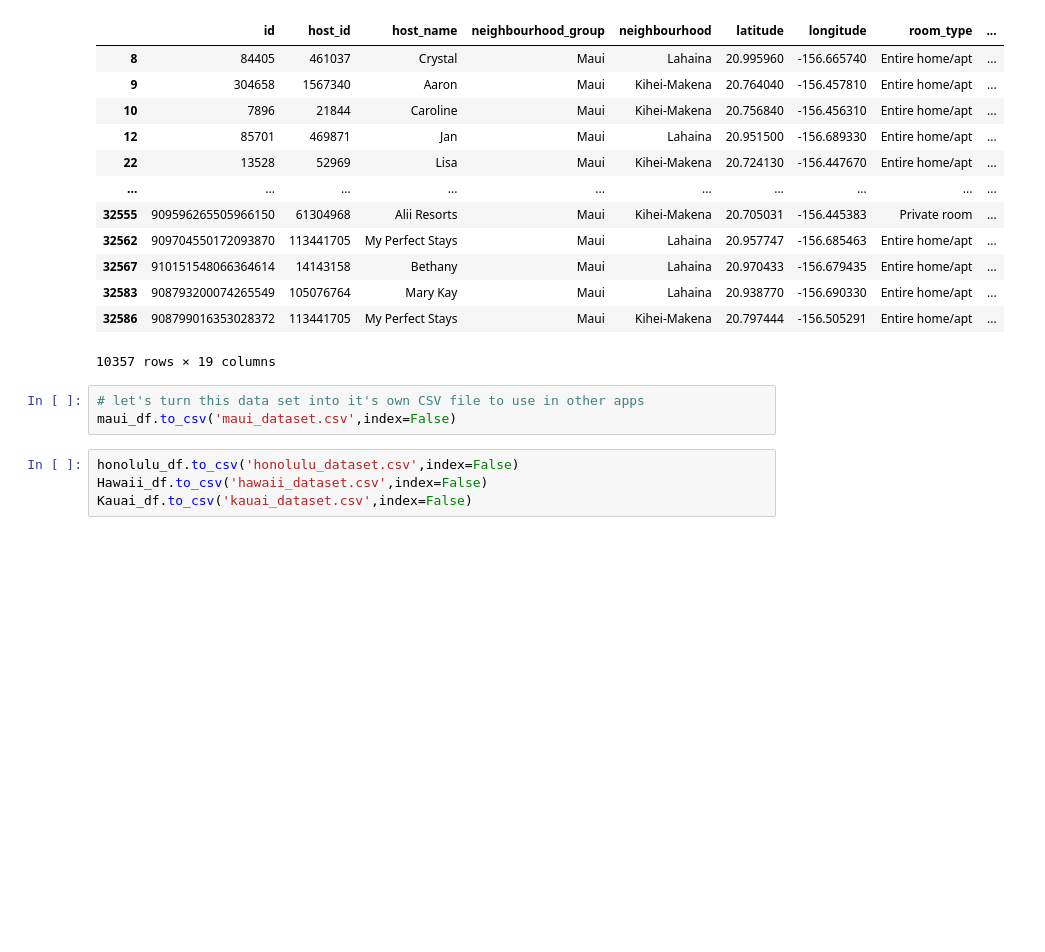
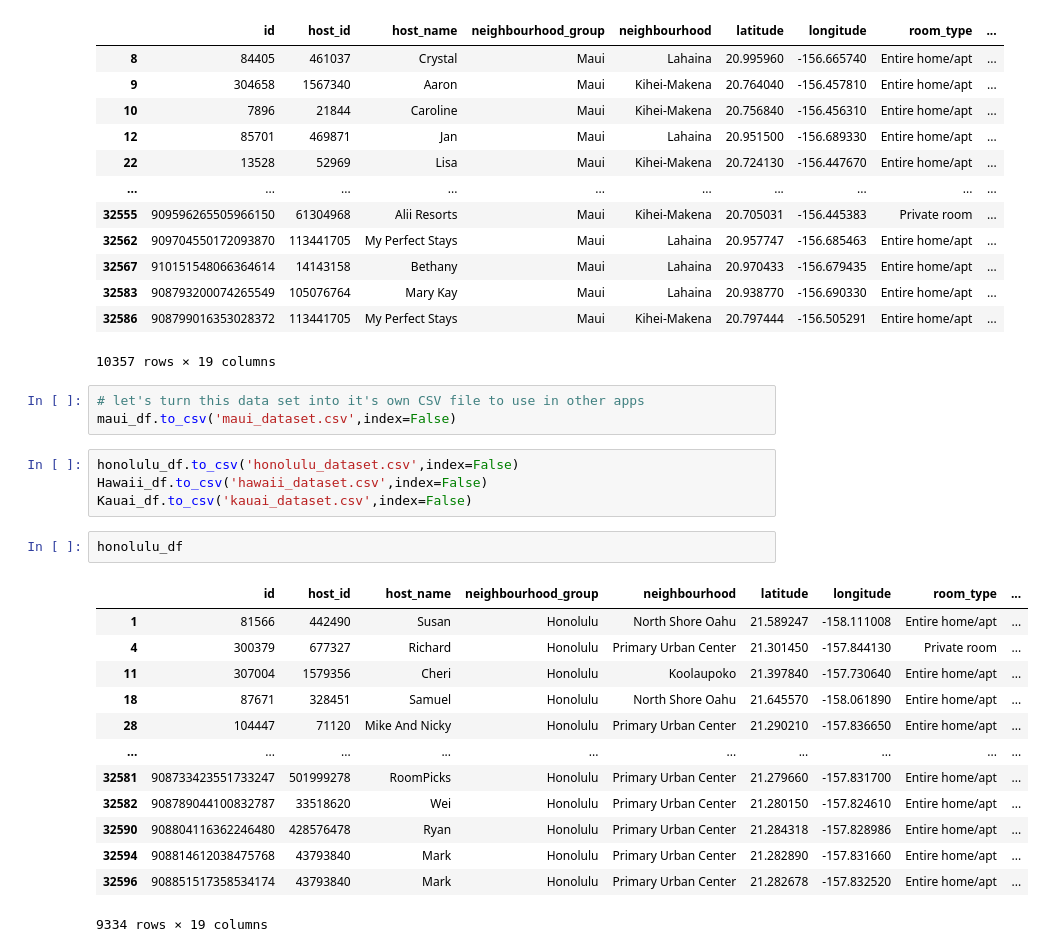
Before and after one commit to Jack-Merrett/hawaii_airbnb, a Jupyter notebook: notebooks/airbnb-notebook.ipynb, the cells around one changed output. Saved outputs shown, nothing was run; the diff lists cells and outputs as text; blank space fills up the shorter version.

```diff
--- a/notebooks/airbnb-notebook.ipynb
+++ b/notebooks/airbnb-notebook.ipynb
@@ -332,3 +332,19 @@ maui_df.to_csv('maui_dataset.csv',index=False)
 honolulu_df.to_csv('honolulu_dataset.csv',index=False)
 Hawaii_df.to_csv('hawaii_dataset.csv',index=False)
 Kauai_df.to_csv('kauai_dataset.csv',index=False)
+# %%
+honolulu_df
+# %% [output]
+|  | id | host_id | host_name | neighbourhood_group | neighbourhood | latitude | longitude | room_type | ... |
+| 1 | 81566 | 442490 | Susan | Honolulu | North Shore Oahu | 21.589247 | -158.111008 | Entire home/apt | ... |
+| 4 | 300379 | 677327 | Richard | Honolulu | Primary Urban Center | 21.301450 | -157.844130 | Private room | ... |
+| 11 | 307004 | 1579356 | Cheri | Honolulu | Koolaupoko | 21.397840 | -157.730640 | Entire home/apt | ... |
+| 18 | 87671 | 328451 | Samuel | Honolulu | North Shore Oahu | 21.645570 | -158.061890 | Entire home/apt | ... |
+| 28 | 104447 | 71120 | Mike And Nicky | Honolulu | Primary Urban Center | 21.290210 | -157.836650 | Entire home/apt | ... |
+| ... | ... | ... | ... | ... | ... | ... | ... | ... | ... |
+| 32581 | 908733423551733247 | 501999278 | RoomPicks | Honolulu | Primary Urban Center | 21.279660 | -157.831700 | Entire home/apt | ... |
+| 32582 | 908789044100832787 | 33518620 | Wei | Honolulu | Primary Urban Center | 21.280150 | -157.824610 | Entire home/apt | ... |
+| 32590 | 908804116362246480 | 428576478 | Ryan | Honolulu | Primary Urban Center | 21.284318 | -157.828986 | Entire home/apt | ... |
+| 32594 | 908814612038475768 | 43793840 | Mark | Honolulu | Primary Urban Center | 21.282890 | -157.831660 | Entire home/apt | ... |
+| 32596 | 908851517358534174 | 43793840 | Mark | Honolulu | Primary Urban Center | 21.282678 | -157.832520 | Entire home/apt | ... |
+9334 rows × 19 columns
```
Also changed, not shown: parts of 2 cells of this notebook.
